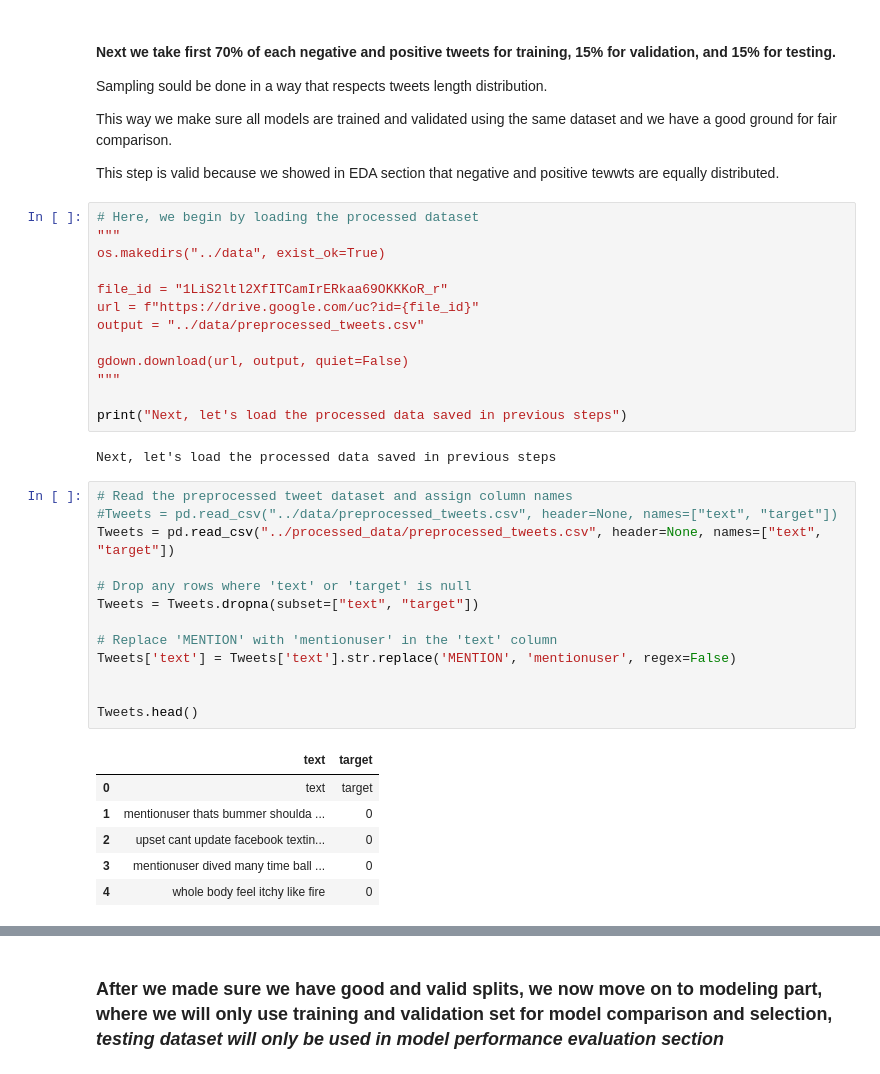
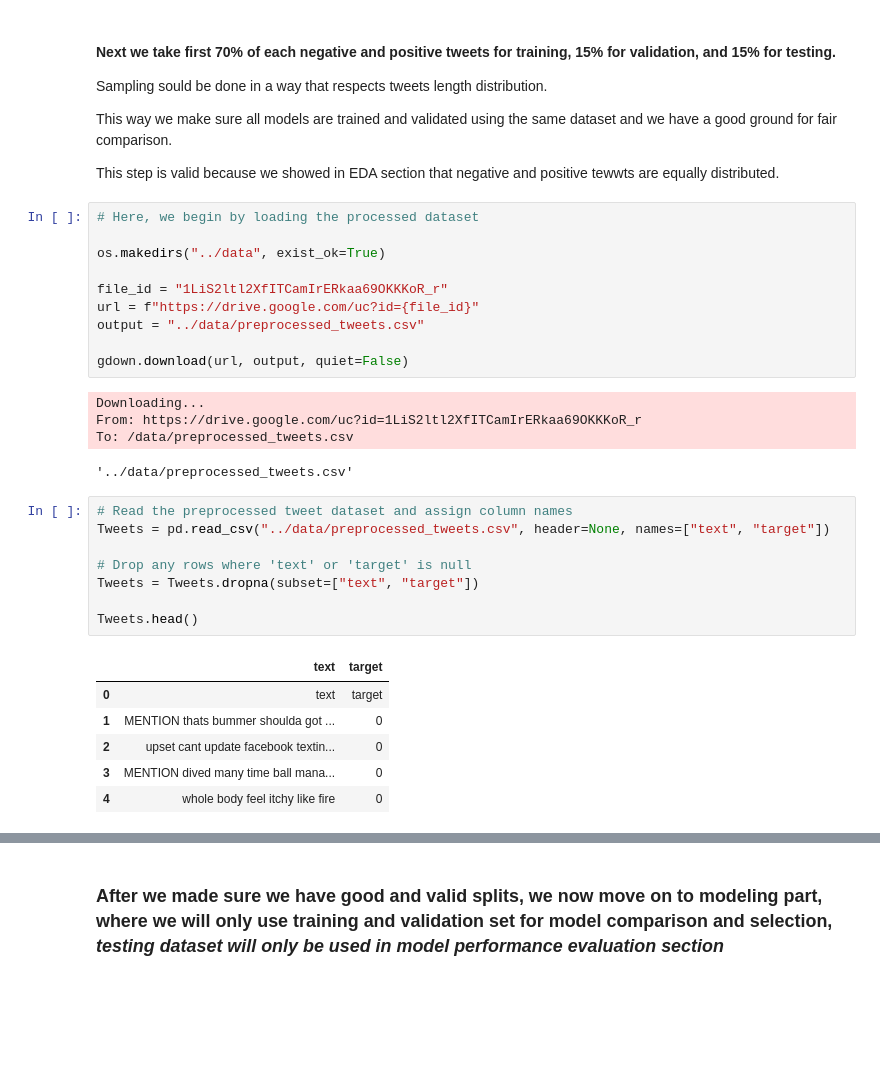
Before and after one commit to ariesslin/ie7500-g1-tweet-sentiment-nlp, a Jupyter notebook: scripts/2. Data Preprocessing.ipynb, the cells around one changed output, grey strips where cells are left out. Saved outputs shown, nothing was run; the diff lists cells and outputs as text; blank space fills up the shorter version.

```diff
--- a/scripts/2. Data Preprocessing.ipynb
+++ b/scripts/2. Data Preprocessing.ipynb
@@ -370,7 +346,7 @@ This way we make sure all models are trained and validated using the same datase
 This step is valid because we showed in EDA section that negative and positive tewwts are equally distributed.
 # %%
 # Here, we begin by loading the processed dataset
-"""
+
 os.makedirs("../data", exist_ok=True)
 
 file_id = "1LiS2ltl2XfITCamIrERkaa69OKKKoR_r"
@@ -378,30 +354,25 @@ url = f"https://drive.google.com/uc?id={file_id}"
 output = "../data/preprocessed_tweets.csv"
 
 gdown.download(url, output, quiet=False)
-"""
-
-print("Next, let's load the processed data saved in previous steps")
 # %% [output]
-Next, let's load the processed data saved in previous steps
+Downloading...
+From: https://drive.google.com/uc?id=1LiS2ltl2XfITCamIrERkaa69OKKKoR_r
+To: /data/preprocessed_tweets.csv
+'../data/preprocessed_tweets.csv'
 # %%
 # Read the preprocessed tweet dataset and assign column names
-#Tweets = pd.read_csv("../data/preprocessed_tweets.csv", header=None, names=["text", "target"])
-Tweets = pd.read_csv("../processed_data/preprocessed_tweets.csv", header=None, names=["text", "target"])
+Tweets = pd.read_csv("../data/preprocessed_tweets.csv", header=None, names=["text", "target"])
 
 # Drop any rows where 'text' or 'target' is null
 Tweets = Tweets.dropna(subset=["text", "target"])
 
-# Replace 'MENTION' with 'mentionuser' in the 'text' column
-Tweets['text'] = Tweets['text'].str.replace('MENTION', 'mentionuser', regex=False)
-
-
 Tweets.head()
 # %% [output]
 |  | text | target |
 | 0 | text | target |
-| 1 | mentionuser thats bummer shoulda ... | 0 |
+| 1 | MENTION thats bummer shoulda got ... | 0 |
 | 2 | upset cant update facebook textin... | 0 |
-| 3 | mentionuser dived many time ball ... | 0 |
+| 3 | MENTION dived many time ball mana... | 0 |
 | 4 | whole body feel itchy like fire | 0 |
 # %%
 # Define bins and labels from the bar chart in our EDA
```
Also changed, not shown: parts of 15 cells of this notebook.
